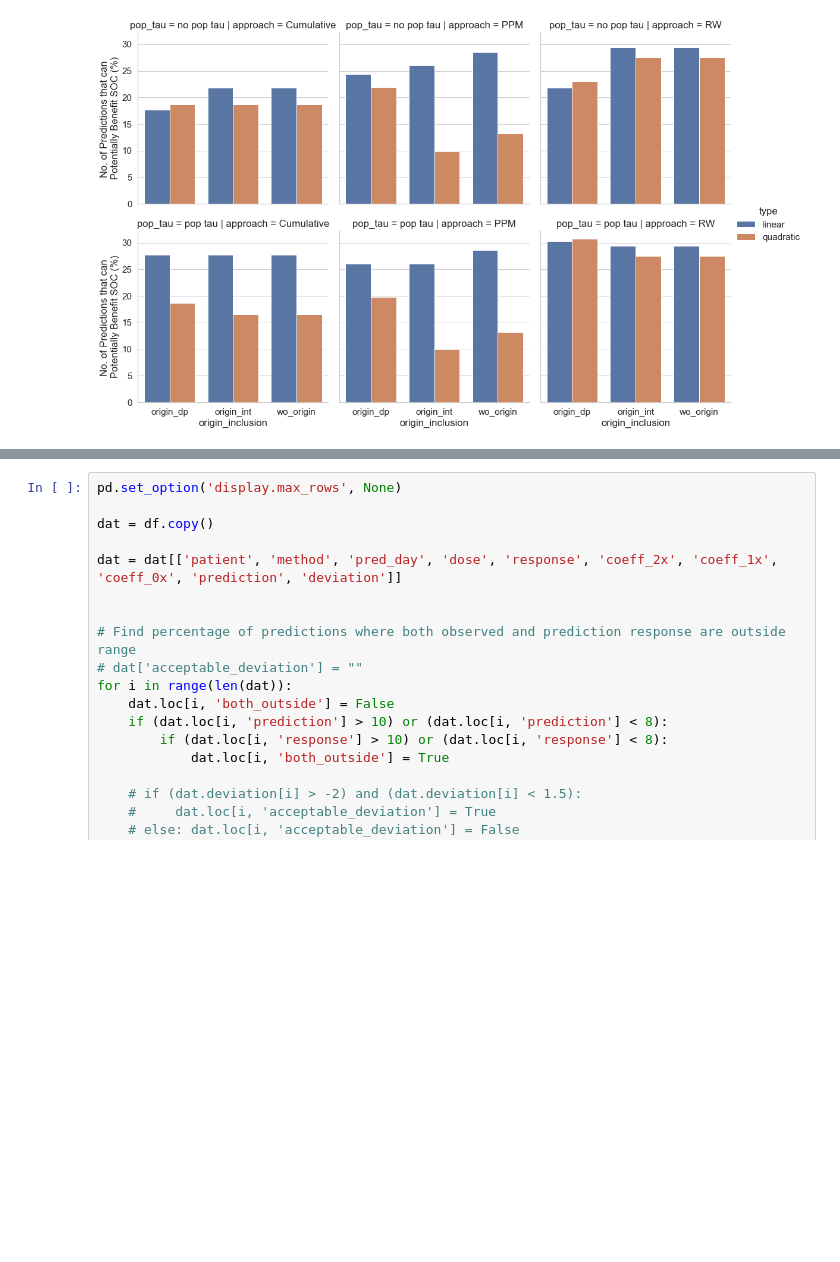
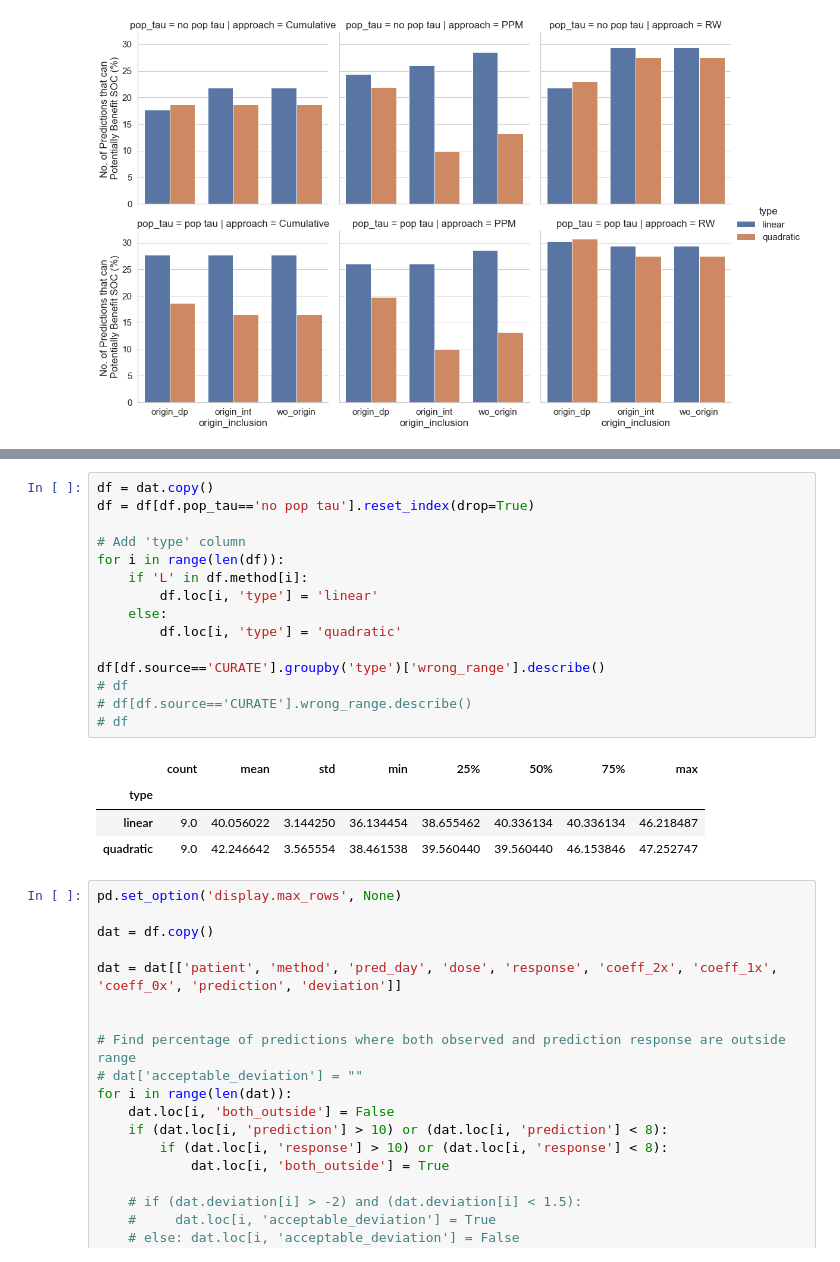
Before and after one commit to tshibei/retro_ped_liver_transplant, a Jupyter notebook: retro_PLT.ipynb, the cells around one changed output, grey strips where cells are left out. Cells and saved outputs as stored; diff of their text form; blank space fills up the shorter version.

```diff
--- a/retro_PLT.ipynb
+++ b/retro_PLT.ipynb
@@ -50,3 +97,23 @@ dat = can_benefit_SOC_predictions(file_string='output (with pop tau by LOOCV).xl
+# %%
+df = dat.copy()
+df = df[df.pop_tau=='no pop tau'].reset_index(drop=True)
+
+# Add 'type' column
+for i in range(len(df)):
+    if 'L' in df.method[i]:
+        df.loc[i, 'type'] = 'linear'
+    else:
+        df.loc[i, 'type'] = 'quadratic'
+
+df[df.source=='CURATE'].groupby('type')['wrong_range'].describe()
+# df
+# df[df.source=='CURATE'].wrong_range.describe()
+# df
+# %% [output]
+|  | count | mean | std | min | 25% | 50% | 75% | max |
+| type |  |  |  |  |  |  |  |  |
+| linear | 9.0 | 40.056022 | 3.144250 | 36.134454 | 38.655462 | 40.336134 | 40.336134 | 46.218487 |
+| quadratic | 9.0 | 42.246642 | 3.565554 | 38.461538 | 39.560440 | 39.560440 | 46.153846 | 47.252747 |
 # %%
 pd.set_option('display.max_rows', None)
 
```
Also changed, not shown: parts of 3 cells of this notebook, 6 other files.
